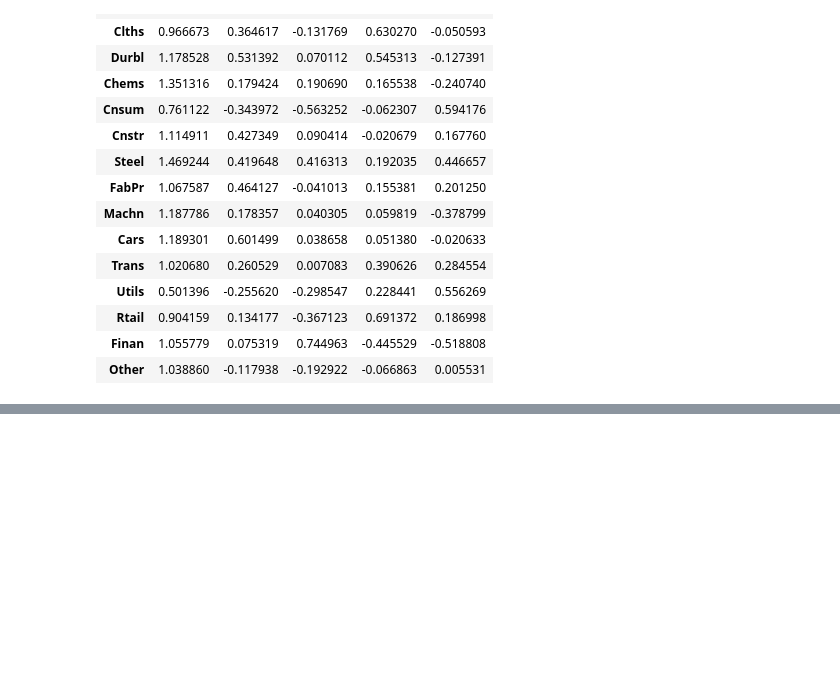
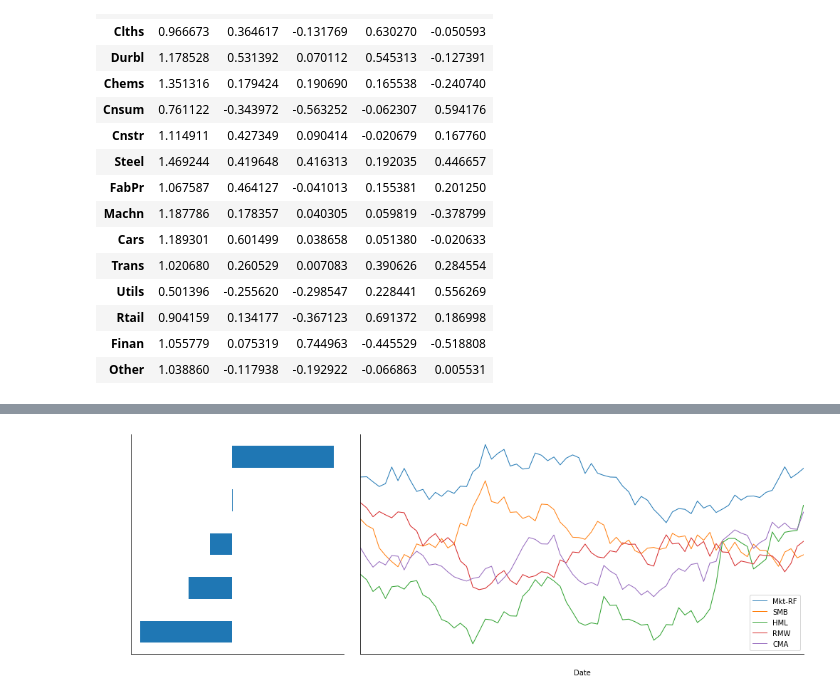
Before and after one commit to JeongSoYoun/qe, a Jupyter notebook: resource/machine_learning_for_algorithmic_trading_2nd_edition/part7_linear_model/linear_factor.ipynb, the cells around one changed output, grey strips where cells are left out. Saved outputs shown, nothing was run; the diff lists cells and outputs as text; code cells hidden in the pictures; blank space fills up the shorter version.

```diff
--- a/resource/machine_learning_for_algorithmic_trading_2nd_edition/part7_linear_model/linear_factor.ipynb
+++ b/resource/machine_learning_for_algorithmic_trading_2nd_edition/part7_linear_model/linear_factor.ipynb
@@ -372,0 +487,15 @@ betas
+# %%
+window = 24  # months
+ax1 = plt.subplot2grid((1, 3), (0, 0))
+ax1.tick_params(colors='white', which='both')
+ax2 = plt.subplot2grid((1, 3), (0, 1), colspan=2)
+ax2.tick_params(colors='white', which='both')
+lambdas.mean().sort_values().plot.barh(ax=ax1)
+lambdas.rolling(window).mean().dropna().plot(lw=1,
+                                             figsize=(14, 5),
+                                             sharey=True,
+                                             ax=ax2)
+sns.despine()
+plt.tight_layout()
+# %% [output]
+[figure, added]
```
Also changed, not shown: parts of 15 cells of this notebook.
